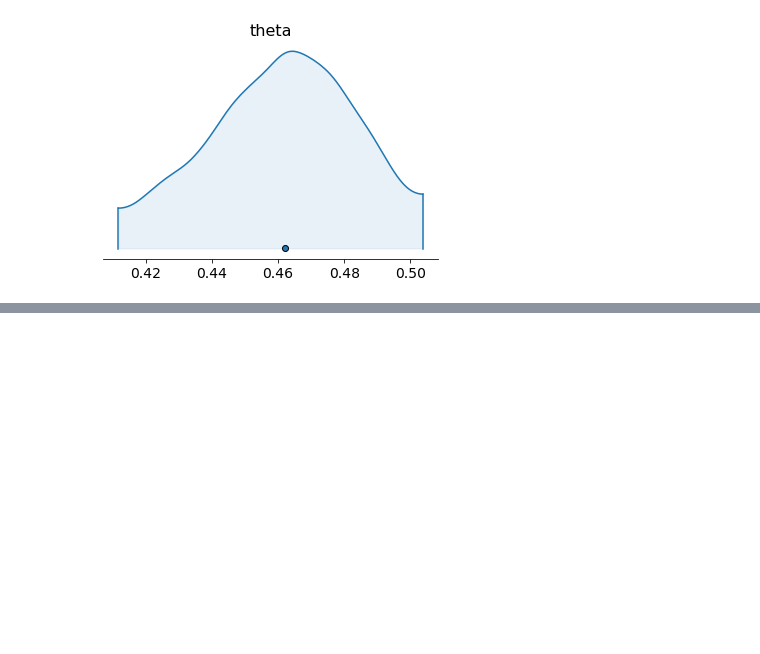
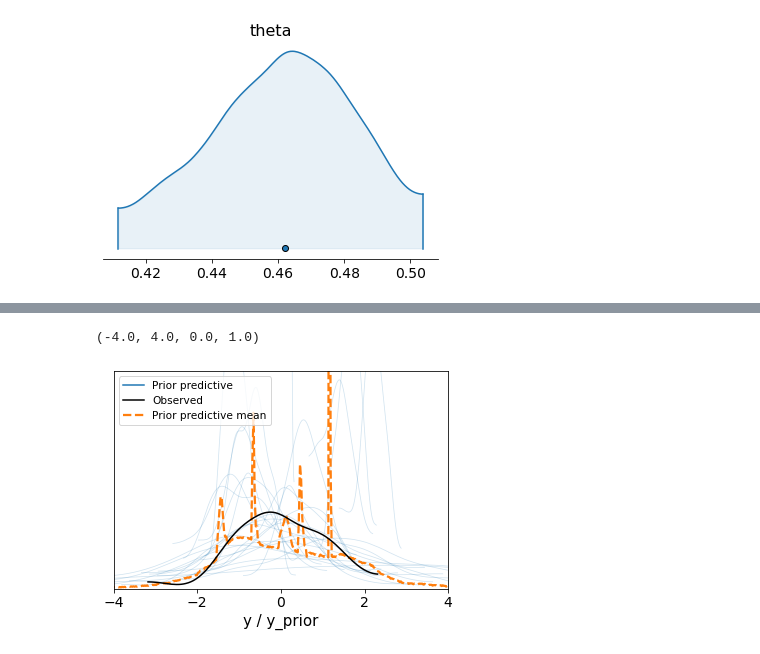
Before and after one commit to mKozik7/Data_Analytics, a Jupyter notebook: lab3/try.ipynb, the cells around one changed output, grey strips where cells are left out. Drawn from its saved outputs; the diff is of its cells as text; code cells hidden in the pictures; blank space fills up the shorter version.

```diff
--- a/lab3/try.ipynb
+++ b/lab3/try.ipynb
@@ -101,0 +136,6 @@ NameError: name 'y' is not defined
+# %%
+az.plot_ppc(arviz_result, group="prior", data_pairs={"y": "y_prior"}, num_pp_samples=30)
+plt.axis([-4,4,0,1])
+# %% [output]
+(-4.0, 4.0, 0.0, 1.0)
+[figure, added]
```
Also changed, not shown: parts of 8 cells of this notebook, 2 other files.
